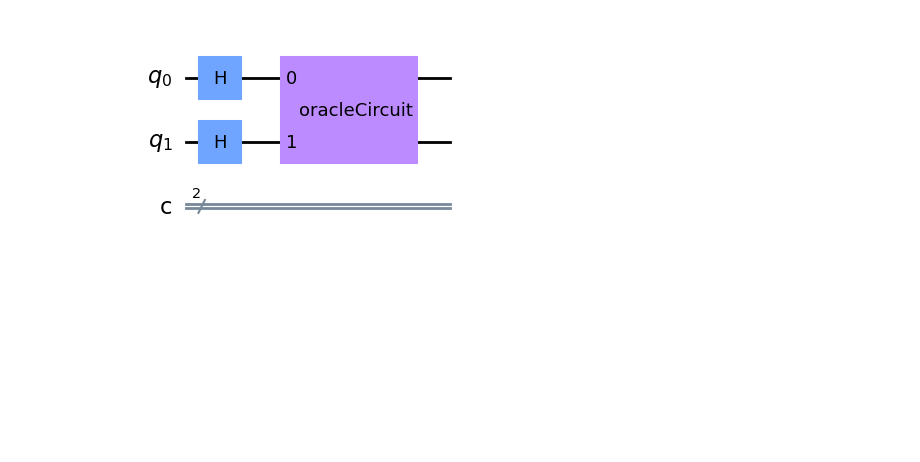
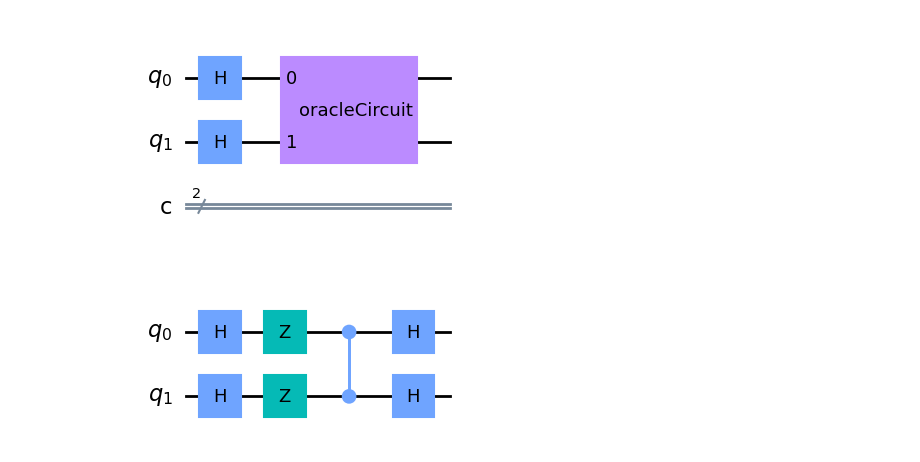
Before and after one commit to federicoorlandini/QuantumComputingLearning, a Jupyter notebook: code/GroverAlgorthm.ipynb, the cells around one changed output. Cells and saved outputs as stored; diff of their text form; code cells hidden in the pictures; blank space fills up the shorter version.

```diff
--- a/code/GroverAlgorthm.ipynb
+++ b/code/GroverAlgorthm.ipynb
@@ -18,3 +19,14 @@ mainCircuit.append(oracleCircuit, [0, 1])
 mainCircuit.draw(output='mpl')
 # %% [output]
 [figure]
+# %%
+# Reflection gate
+reflectionCircuit = QuantumCircuit(2, name="reflectionCircuit")
+reflectionCircuit.h([0, 1])
+reflectionCircuit.z([0, 1])
+reflectionCircuit.cz(0, 1)
+reflectionCircuit.h([0, 1])
+reflectionCircuit.to_gate()
+reflectionCircuit.draw(output='mpl')
+# %% [output]
+[figure, added]
```
Also changed, not shown: parts of 3 cells of this notebook.
